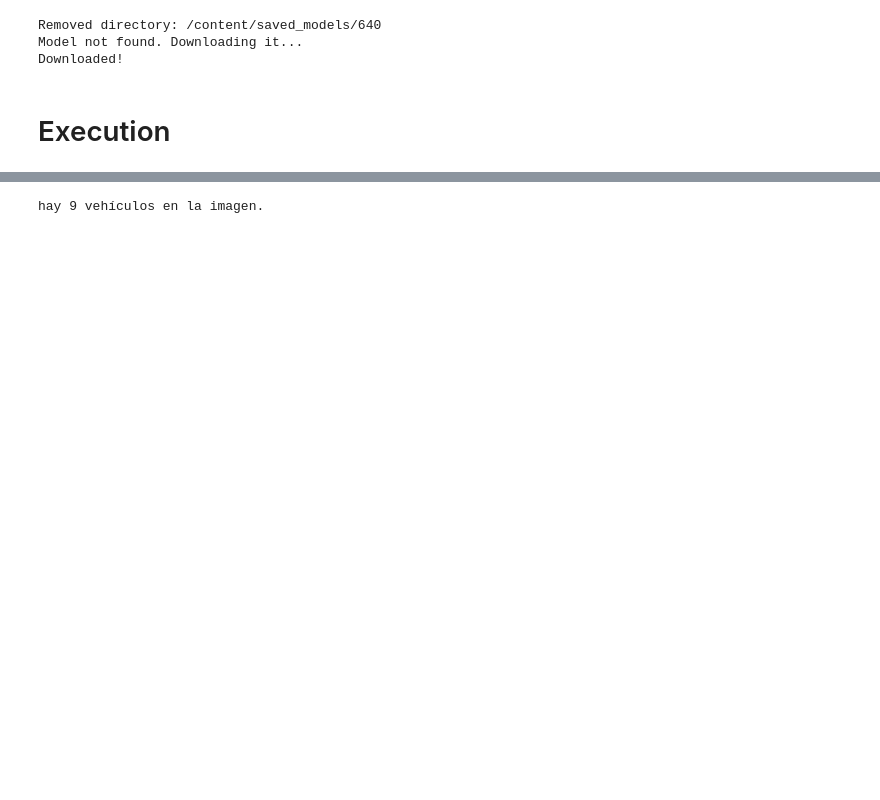
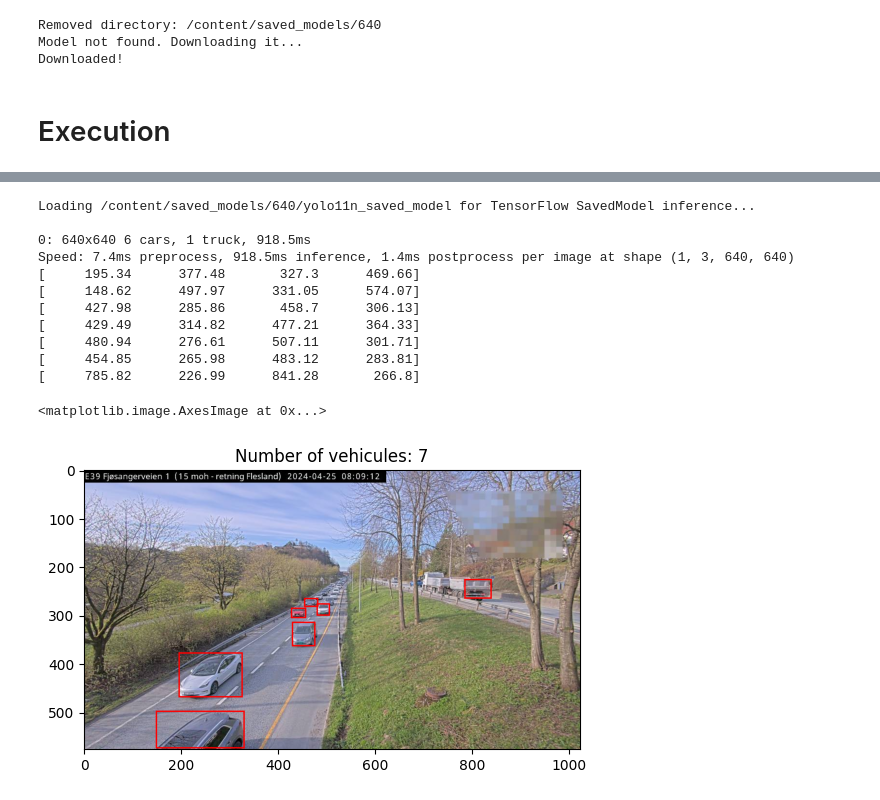
Before and after one commit to AlexisAndradeDev/TrafficLightAI, a Jupyter notebook: tf_model.ipynb, the cells around one changed output, grey strips where cells are left out. Saved outputs shown, nothing was run; the diff lists cells and outputs as text; code cells hidden in the pictures; blank space fills up the shorter version.

Commit message:
Change model to YOLO11n

```diff
--- a/tf_model.ipynb
+++ b/tf_model.ipynb
@@ -176,13 +93,55 @@ tf.Tensor(
-# %%
-detected_classes = detections['detection_classes'][0].numpy() #guarda las clases detectadas
-deteceted_scores = detections['detection_scores'][0].numpy() #guarda la puntuación  de cada predicción, para considerarla le puse que sea mayor a .50
-
-count = 0
-
-for i in range(len(detected_classes)):
-  if detected_classes[i] in index_list and deteceted_scores[i] >= threshold: #podría ser mayor a .50 para mayor precisión
-    count += 1
-
-print(f'hay {count} vehículos en la imagen.')
-# %% [output]
-hay 9 vehículos en la imagen.
+# %%
+import numpy as np
+from PIL import Image
+import tensorflow as tf
+import numpy as np
+
+# Cargar modelo
+from ultralytics import YOLO
+
+# Load a COCO-pretrained YOLO11n model
+model = YOLO(load_model_dir, task= 'detect')
+model.conf = 0.1
+# model.iou = 0.1
+# %%
+# Cargar imagen de prueba
+image = raw_dataset['train'][12]['image']
+
+results = model(image)
+
+from PIL import Image, ImageDraw
+from matplotlib import pyplot as plt
+
+results = results[0].boxes
+boxes = results.xyxy.numpy()
+conf = results.conf.numpy()
+classes = results.cls.numpy()
+index_list = [2,3,5,7]
+
+draw = ImageDraw.Draw(image)
+
+num_objects = len(boxes)
+
+for box in boxes:
+  print(box)
+  xmin, ymin, xmax, ymax = box.astype(int)
+  draw.rectangle([(xmin, ymin), (xmax, ymax)], outline = 'red', width=3)
+
+
+array_image = np.array(image)
+plt.title(f'Number of vehicules: {num_objects}')
+plt.imshow(array_image)
+# %% [output]
+Loading /content/saved_models/640/yolo11n_saved_model for TensorFlow SavedModel inference...
+
+0: 640x640 6 cars, 1 truck, 918.5ms
+Speed: 7.4ms preprocess, 918.5ms inference, 1.4ms postprocess per image at shape (1, 3, 640, 640)
+[     195.34      377.48       327.3      469.66]
+[     148.62      497.97      331.05      574.07]
+[     427.98      285.86       458.7      306.13]
+[     429.49      314.82      477.21      364.33]
+[     480.94      276.61      507.11      301.71]
+[     454.85      265.98      483.12      283.81]
+[     785.82      226.99      841.28       266.8]
+<matplotlib.image.AxesImage at 0x...>
+[figure, added]
```
Also changed, not shown: parts of 5 cells of this notebook.
